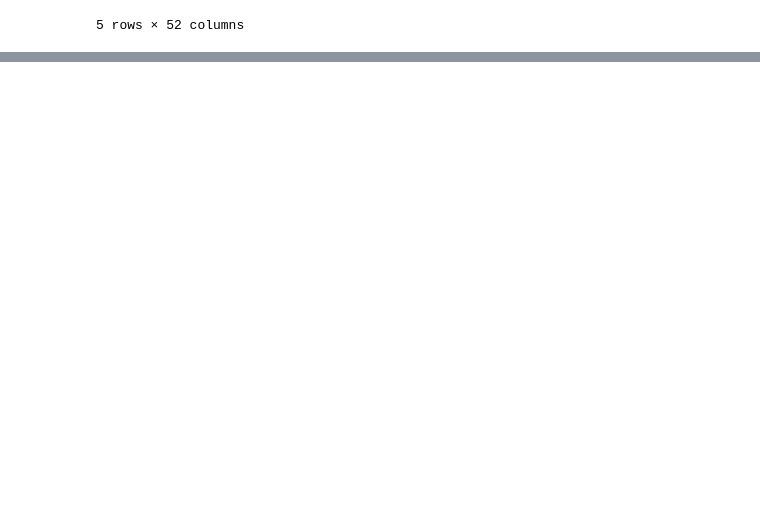
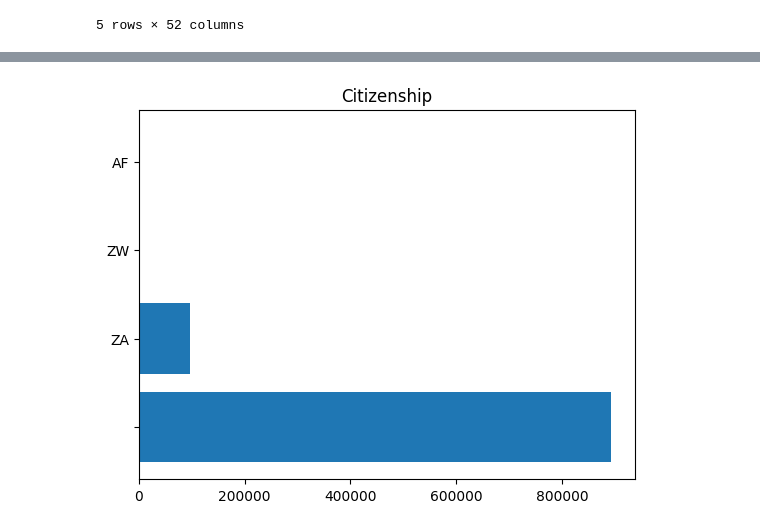
Before and after one commit to KokebBenti/Insurance-Risk-Analytics-Predictive-Modeling, a Jupyter notebook: notebooks/EDA.ipynb, the cells around one changed output, grey strips where cells are left out. Drawn from its saved outputs; the diff is of its cells as text; code cells hidden in the pictures; blank space fills up the shorter version.

```diff
--- a/notebooks/EDA.ipynb
+++ b/notebooks/EDA.ipynb
@@ -46,0 +135,6 @@ memory usage: 390.1+ MB
+# %%
+plt.barh(df['Citizenship'].value_counts().index,df['Citizenship'].value_counts().values)
+plt.title('Citizenship')
+plt.show()
+# %% [output]
+[figure, added]
```
Also changed, not shown: parts of 31 cells of this notebook, 1 other file.
